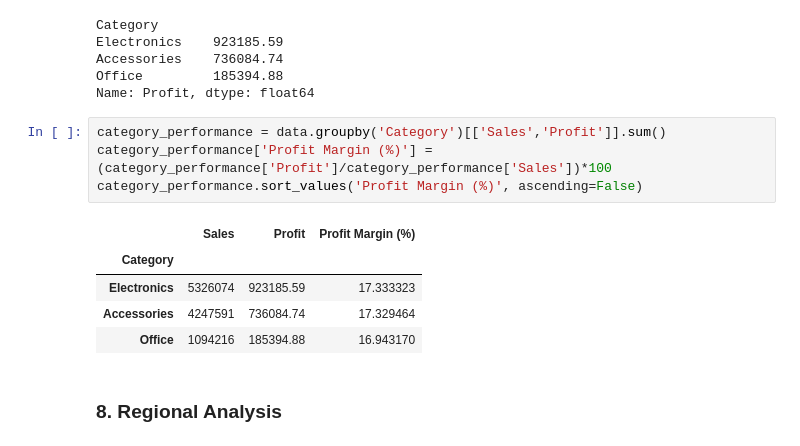
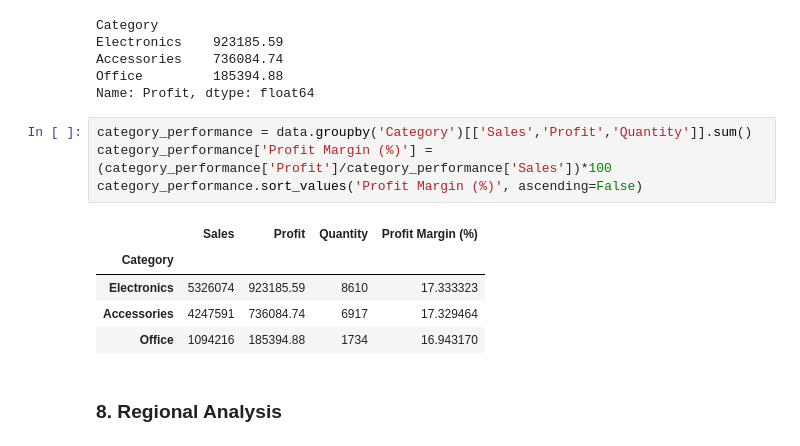
Before and after one commit to khushigupta89790/ecommerce-sales-analysis, a Jupyter notebook: ecommerce_sales_analysis.ipynb, the cells around one changed output. Drawn from its saved outputs; the diff is of its cells as text.

```diff
--- a/ecommerce_sales_analysis.ipynb
+++ b/ecommerce_sales_analysis.ipynb
@@ -110,15 +110,15 @@ Accessories    736084.74
 Office         185394.88
 Name: Profit, dtype: float64
 # %%
-category_performance = data.groupby('Category')[['Sales','Profit']].sum()
+category_performance = data.groupby('Category')[['Sales','Profit','Quantity']].sum()
 category_performance['Profit Margin (%)'] = (category_performance['Profit']/category_performance['Sales'])*100
 category_performance.sort_values('Profit Margin (%)', ascending=False)
 # %% [output]
-|  | Sales | Profit | Profit Margin (%) |
-| Category |  |  |  |
-| Electronics | 5326074 | 923185.59 | 17.333323 |
-| Accessories | 4247591 | 736084.74 | 17.329464 |
-| Office | 1094216 | 185394.88 | 16.943170 |
+|  | Sales | Profit | Quantity | Profit Margin (%) |
+| Category |  |  |  |  |
+| Electronics | 5326074 | 923185.59 | 8610 | 17.333323 |
+| Accessories | 4247591 | 736084.74 | 6917 | 17.329464 |
+| Office | 1094216 | 185394.88 | 1734 | 16.943170 |
 # %% [markdown]
 ### 8. Regional Analysis
 # %%
```
Also changed, not shown: parts of 13 cells of this notebook.
